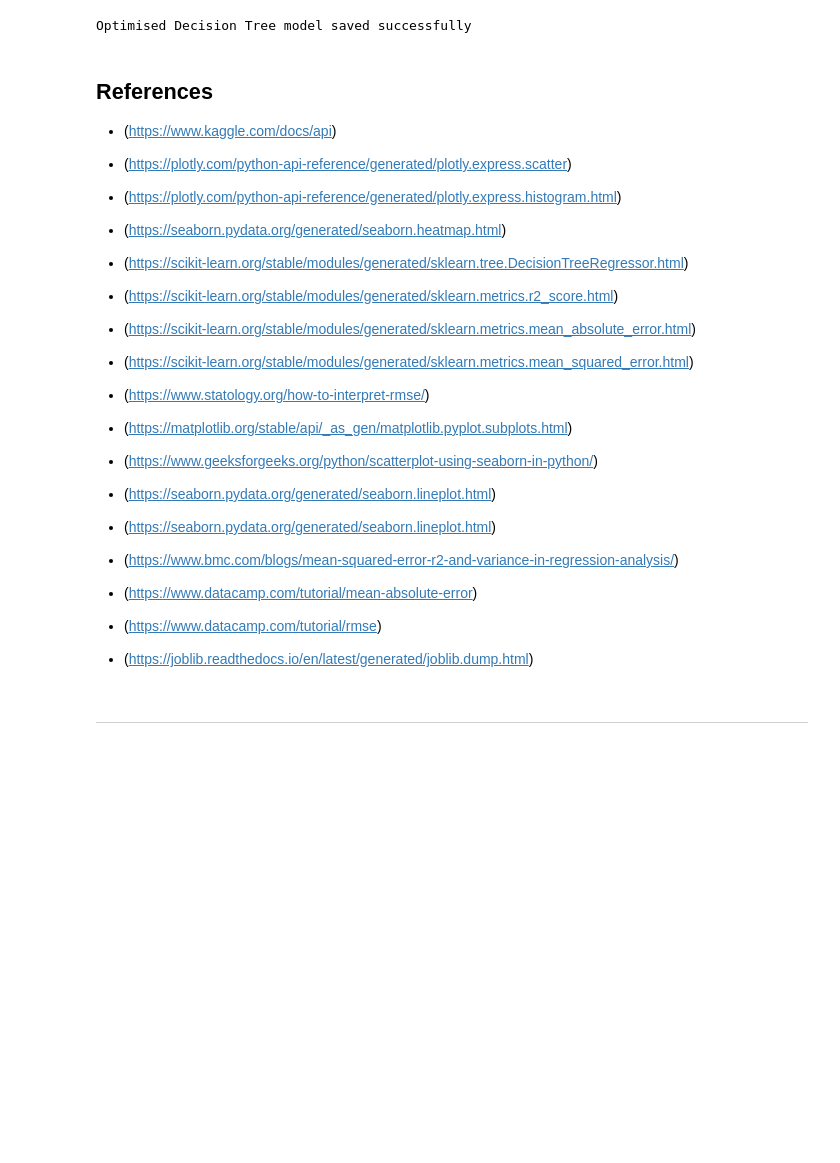
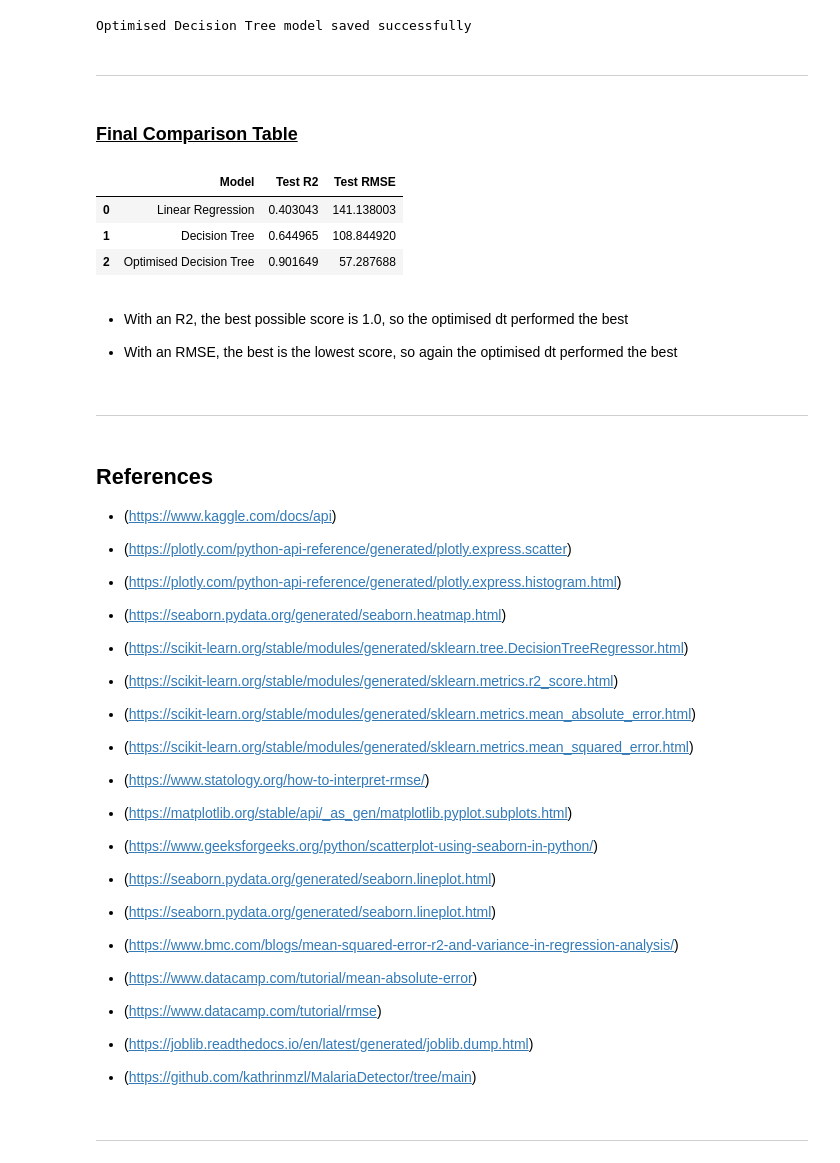
Before and after one commit to sadiam09/Beginner, a Jupyter notebook: Big_Data_Coursework/M32895_Big_Data_Applications.ipynb, the cells around one changed output. Saved outputs shown, nothing was run; the diff lists cells and outputs as text; code cells hidden in the pictures; blank space fills up the shorter version.

Commit message:
Updated wording, added a final model comparison, and graph markdowns for EDA

```diff
--- a/Big_Data_Coursework/M32895_Big_Data_Applications.ipynb
+++ b/Big_Data_Coursework/M32895_Big_Data_Applications.ipynb
@@ -871,6 +895,45 @@ joblib.dump(model_dt_v2, '../models/optimised_decision_tree.pkl')
 print("Optimised Decision Tree model saved successfully")
 # %% [output]
 Optimised Decision Tree model saved successfully
+# %% [markdown]
+---
+# %% [markdown]
+### <u>Final Comparison Table<u>
+# %%
+# calculate test predictions for each model
+pred_test_lr = model_lr.predict(X_test)
+pred_test_dt = model_dt.predict(X_test)
+pred_test_dt_v2 = model_dt_v2.predict(X_test)
+
+# calculate R2 scores
+r2_lr = r2_score(y_test, pred_test_lr)
+r2_dt = r2_score(y_test, pred_test_dt)
+r2_dt_v2 = r2_score(y_test, pred_test_dt_v2)
+
+# calculate RMSE values
+rmse_lr = np.sqrt(mean_squared_error(y_test, pred_test_lr))
+rmse_dt = np.sqrt(mean_squared_error(y_test, pred_test_dt))
+rmse_dt_v2 = np.sqrt(mean_squared_error(y_test, pred_test_dt_v2))
+
+# create final model comparison table
+comparison_df = pd.DataFrame({
+    'Model': ['Linear Regression', 'Decision Tree', 'Optimised Decision Tree'],
+    'Test R2': [r2_lr, r2_dt, r2_dt_v2],
+    'Test RMSE': [rmse_lr, rmse_dt, rmse_dt_v2]
+})
+
+comparison_df
+# %% [output]
+|  | Model | Test R2 | Test RMSE |
+| 0 | Linear Regression | 0.403043 | 141.138003 |
+| 1 | Decision Tree | 0.644965 | 108.844920 |
+| 2 | Optimised Decision Tree | 0.901649 | 57.287688 |
+# %% [markdown]
+* With an R2, the best possible score is 1.0, so the optimised dt performed the best
+
+* With an RMSE, the best is the lowest score, so again the optimised dt performed the best
+# %% [markdown]
+---
 # %% [markdown]
 ## References
 
@@ -907,6 +970,8 @@ Optimised Decision Tree model saved successfully
 * (https://www.datacamp.com/tutorial/rmse)
 
 * (https://joblib.readthedocs.io/en/latest/generated/joblib.dump.html)
+
+* (https://github.com/kathrinmzl/MalariaDetector/tree/main)
 # %% [markdown]
 ---
 # %% [markdown]
```
Also changed, not shown: parts of 9 cells of this notebook.
